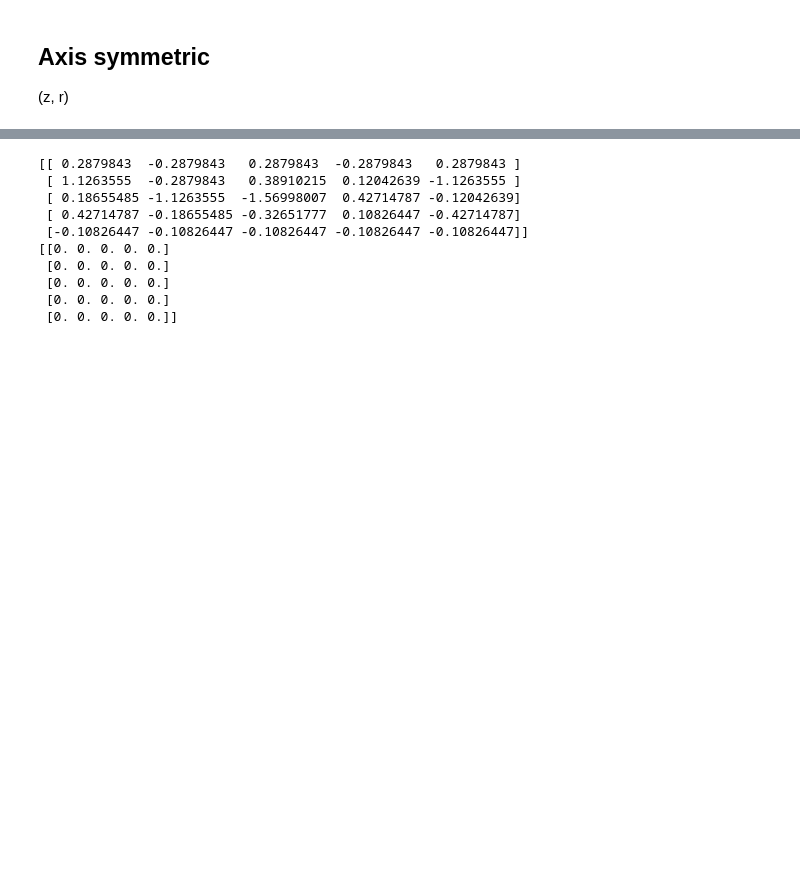
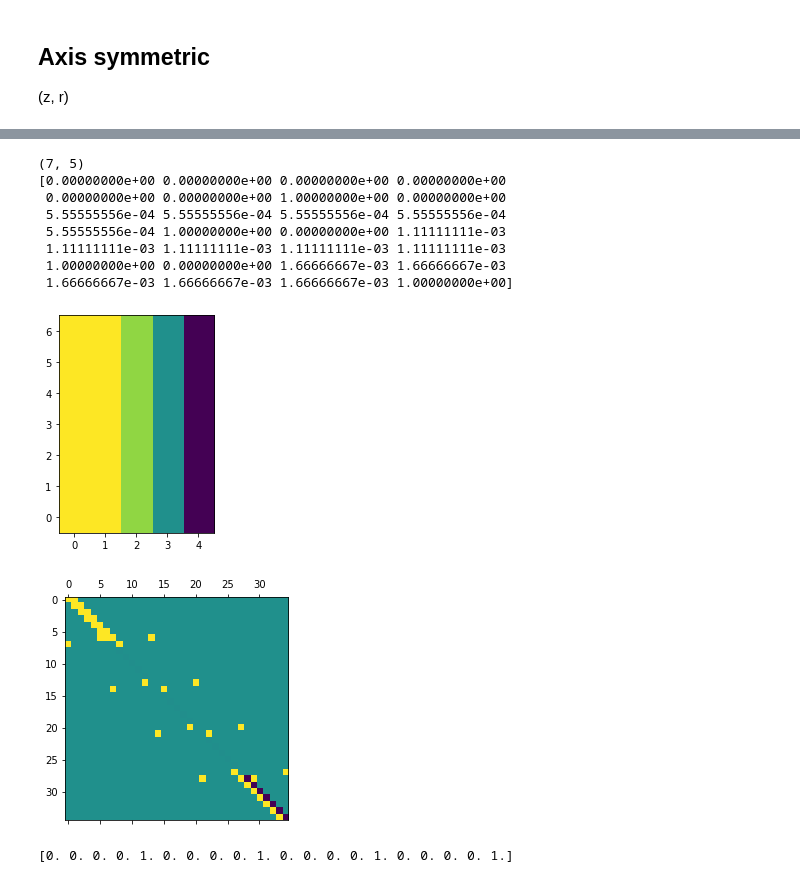
Before and after one commit to Toothpastefairy/comp_multphase_flow, a Jupyter notebook: bloodyguys.ipynb, the cells around one changed output, grey strips where cells are left out. Saved outputs shown, nothing was run; the diff lists cells and outputs as text; code cells hidden in the pictures; blank space fills up the shorter version.

```diff
--- a/bloodyguys.ipynb
+++ b/bloodyguys.ipynb
@@ -368,30 +402,36 @@ def reload_system_axis():
 # %%
 system_axis = reload_system_axis()
+velocity_z = np.zeros((system_axis.Nz + 2, system_axis.Nr + 2))
+# initial velocities
+velocity_z = np.repeat([velocity_inlet_z],system_axis.Nz + 2, axis=0) # at z-offset points
 
-velocity_z = 2*np.ones((system_axis.Nz + 2, system_axis.Nr + 2)) # at z-offset points
-velocity_z[0,:] = 0
-velocity_z[-1,:] = 0
-velocity_z[:,0] = 0
-velocity_z[:,-1] = 0
-velocity_r = 3*np.ones((system_axis.Nz + 2, system_axis.Nr + 2)) # at r-offset points
+plt.imshow(velocity_z, origin='lower', aspect="equal")
+print(velocity_z.shape)
+# velocity_z[0,:] = 0
+# velocity_z[-1,:] = 0
+# velocity_z[:,0] = 0
+# velocity_z[:,-1] = 0
 
-pressure = np.ones((system_axis.Nz + 2, system_axis.Nr + 2)) * 1e-3
-pressure[1,:] = np.ones(system_axis.Nr + 2)
+velocity_r = np.zeros((system_axis.Nz + 2, system_axis.Nr + 2)) # at r-offset points
 
-for i in range(10000):
+pressure = np.ones((system_axis.Nz + 2, system_axis.Nr + 2)) - system_axis.Z * pressure_difference
+# pressure[1,:] = np.ones(system_axis.Nr + 2)
+
+for i in range(1):
     velocity_z = system_axis.solve_velocity_z(velocity_z, velocity_r, mu_fluid, pressure)
     velocity_r = system_axis.solve_velocity_r(velocity_z, velocity_r, mu_fluid, pressure)
+# %% [output]
+(7, 5)
+[0.00000000e+00 0.00000000e+00 0.00000000e+00 0.00000000e+00
+ 0.00000000e+00 0.00000000e+00 1.00000000e+00 0.00000000e+00
+ 5.55555556e-04 5.55555556e-04 5.55555556e-04 5.55555556e-04
+ 5.55555556e-04 1.00000000e+00 0.00000000e+00 1.11111111e-03
+ 1.11111111e-03 1.11111111e-03 1.11111111e-03 1.11111111e-03
+ 1.00000000e+00 0.00000000e+00 1.66666667e-03 1.66666667e-03
+ 1.66666667e-03 1.66666667e-03 1.66666667e-03 1.00000000e+00]
+[figure, added]
+[figure, added]
-# %%
-print(velocity_z)
-print(velocity_r)
-# %% [output]
-[[ 0.2879843  -0.2879843   0.2879843  -0.2879843   0.2879843 ]
- [ 1.1263555  -0.2879843   0.38910215  0.12042639 -1.1263555 ]
- [ 0.18655485 -1.1263555  -1.56998007  0.42714787 -0.12042639]
- [ 0.42714787 -0.18655485 -0.32651777  0.10826447 -0.42714787]
- [-0.10826447 -0.10826447 -0.10826447 -0.10826447 -0.10826447]]
-[[0. 0. 0. 0. 0.]
- [0. 0. 0. 0. 0.]
- [0. 0. 0. 0. 0.]
- [0. 0. 0. 0. 0.]
- [0. 0. 0. 0. 0.]]
+# %%
+print(system_axis.boundary_i_jplus)
+# %% [output]
+[0. 0. 0. 0. 1. 0. 0. 0. 0. 1. 0. 0. 0. 0. 1. 0. 0. 0. 0. 1.]
```
Also changed, not shown: parts of 3 cells of this notebook, 1 other file.
